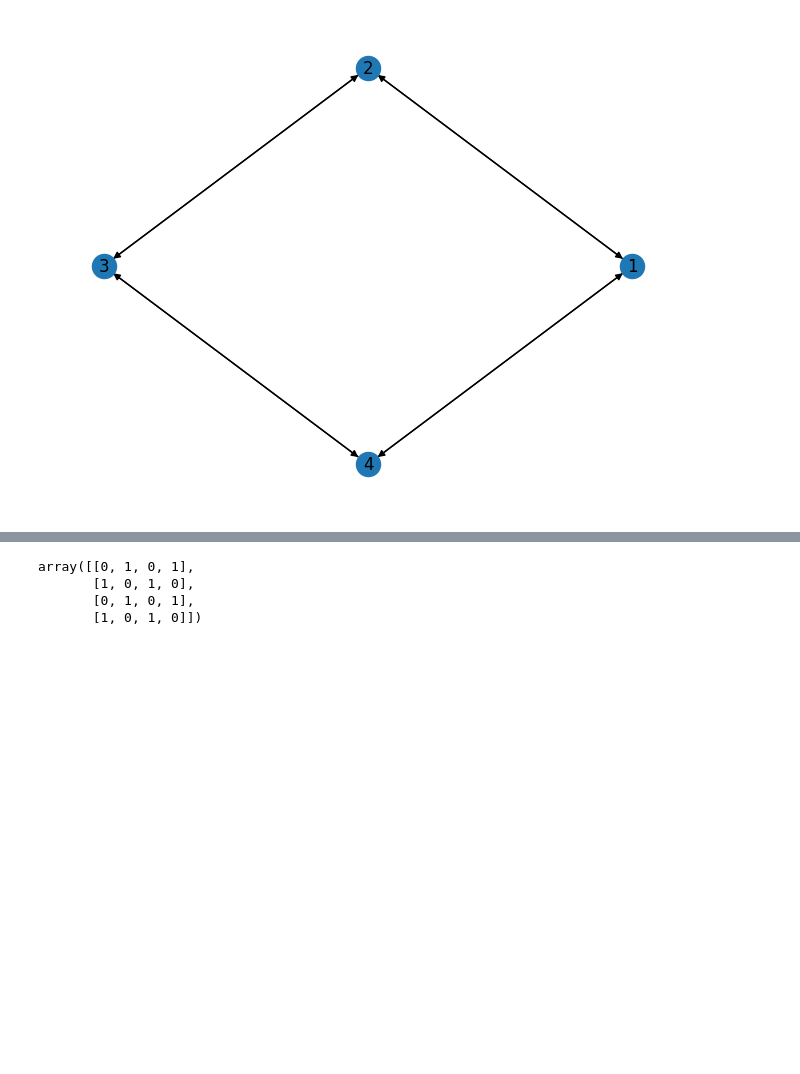
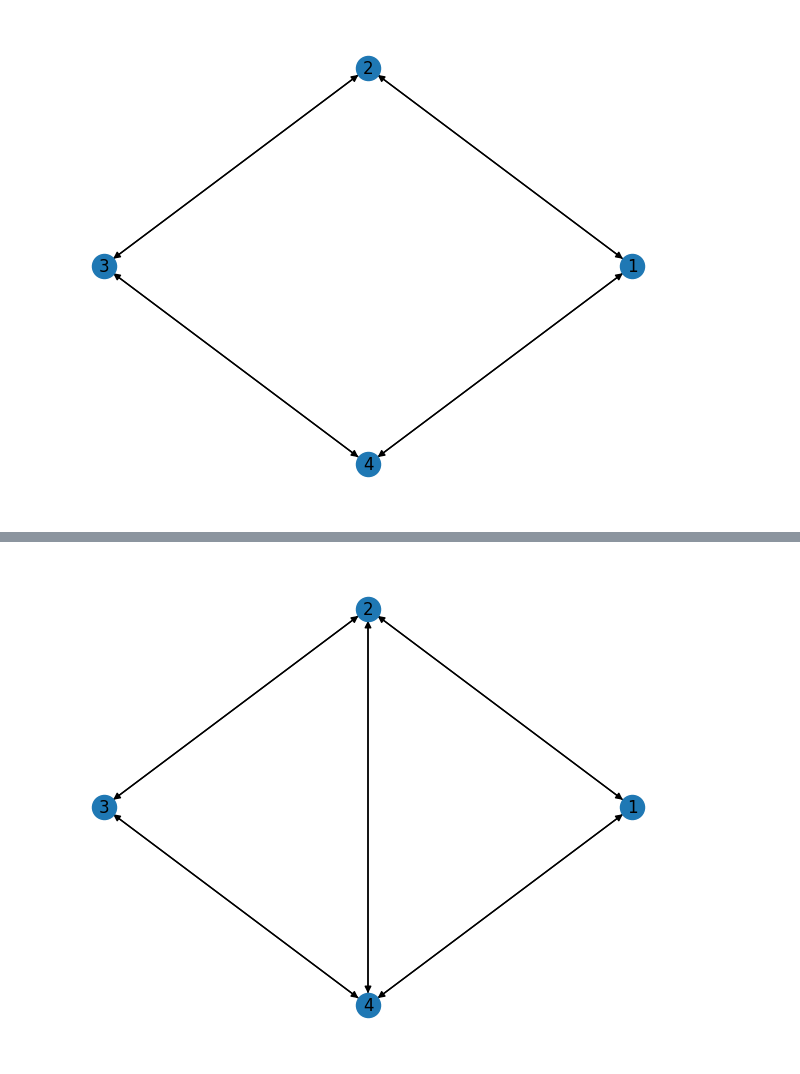
Before and after one commit to MarcTasca/network_dynamics, a Jupyter notebook: labs_mine/lab01.ipynb, the cells around one changed output, grey strips where cells are left out. Drawn from its saved outputs; the diff is of its cells as text; code cells hidden in the pictures; blank space fills up the shorter version.

```diff
--- a/labs_mine/lab01.ipynb
+++ b/labs_mine/lab01.ipynb
@@ -14,9 +90,9 @@ nx.draw_circular(G, with_labels=True)
 # %%
+# let's make it aperiodic: add a cycle with odd length
+G.add_edges_from([(2,4),(4,2)])
+nx.draw_circular(G, with_labels=True)
+
 # retrive the adjacency matrix from G
 W = nx.adjacency_matrix(G).todense()
-W
 # %% [output]
-array([[0, 1, 0, 1],
-       [1, 0, 1, 0],
-       [0, 1, 0, 1],
-       [1, 0, 1, 0]])
+[figure, added]
```
Also changed, not shown: parts of 9 cells of this notebook, 1 other file.
